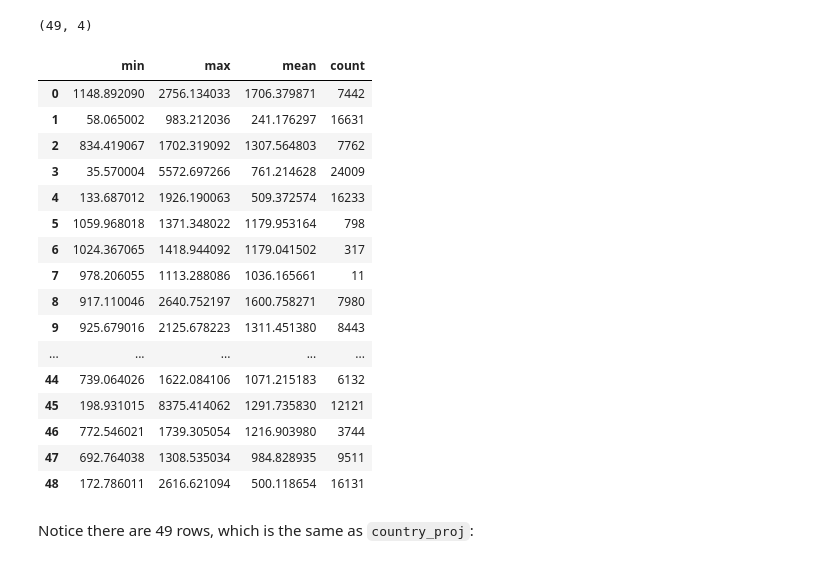
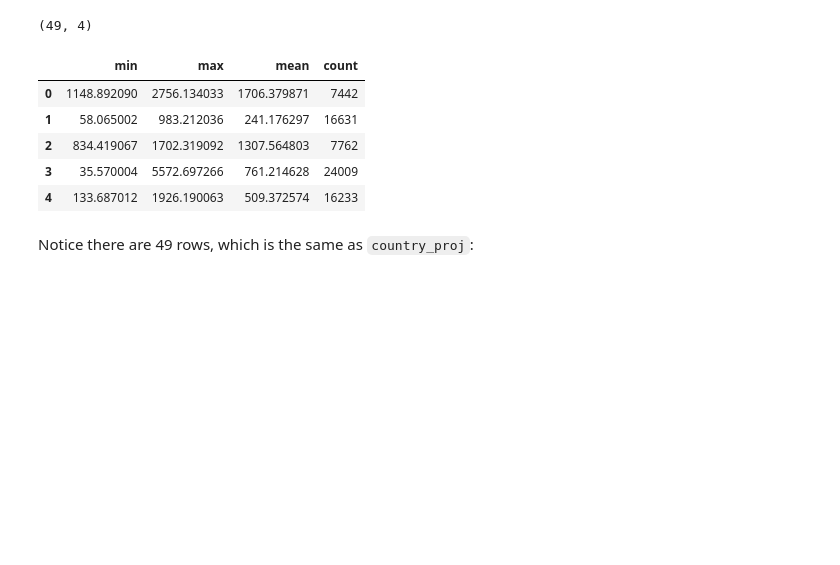
Before and after one commit to jphutch/ACE-592-SAE, a Jupyter notebook: Lectures/3_Images/30_US_Wildfires.ipynb, the cells around one changed output. Saved outputs shown, nothing was run; the diff lists cells and outputs as text; code cells hidden in the pictures; blank space fills up the shorter version.

```diff
--- a/Lectures/3_Images/30_US_Wildfires.ipynb
+++ b/Lectures/3_Images/30_US_Wildfires.ipynb
@@ -835,25 +814,14 @@ rain_stats.shape
 # %% [output]
 (49, 4)
 # %%
-rain_stats
+rain_stats.head(5)
 # %% [output]
 |  | min | max | mean | count |
 | 0 | 1148.892090 | 2756.134033 | 1706.379871 | 7442 |
 | 1 | 58.065002 | 983.212036 | 241.176297 | 16631 |
 | 2 | 834.419067 | 1702.319092 | 1307.564803 | 7762 |
 | 3 | 35.570004 | 5572.697266 | 761.214628 | 24009 |
 | 4 | 133.687012 | 1926.190063 | 509.372574 | 16233 |
-| 5 | 1059.968018 | 1371.348022 | 1179.953164 | 798 |
-| 6 | 1024.367065 | 1418.944092 | 1179.041502 | 317 |
-| 7 | 978.206055 | 1113.288086 | 1036.165661 | 11 |
-| 8 | 917.110046 | 2640.752197 | 1600.758271 | 7980 |
-| 9 | 925.679016 | 2125.678223 | 1311.451380 | 8443 |
-| ... | ... | ... | ... | ... |
-| 44 | 739.064026 | 1622.084106 | 1071.215183 | 6132 |
-| 45 | 198.931015 | 8375.414062 | 1291.735830 | 12121 |
-| 46 | 772.546021 | 1739.305054 | 1216.903980 | 3744 |
-| 47 | 692.764038 | 1308.535034 | 984.828935 | 9511 |
-| 48 | 172.786011 | 2616.621094 | 500.118654 | 16131 |
 # %% [markdown]
 Notice there are 49 rows, which is the same as `country_proj`:
 # %%
```
Also changed, not shown: parts of 61 cells of this notebook, 1 other file.
